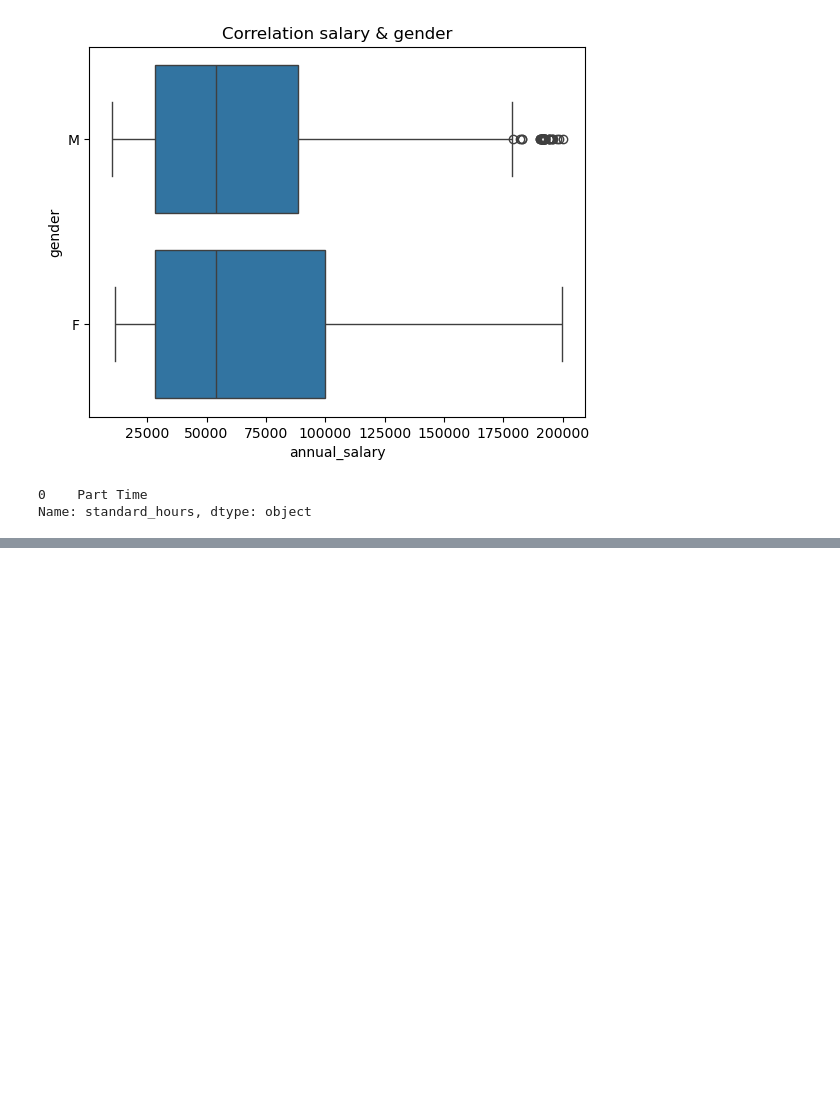
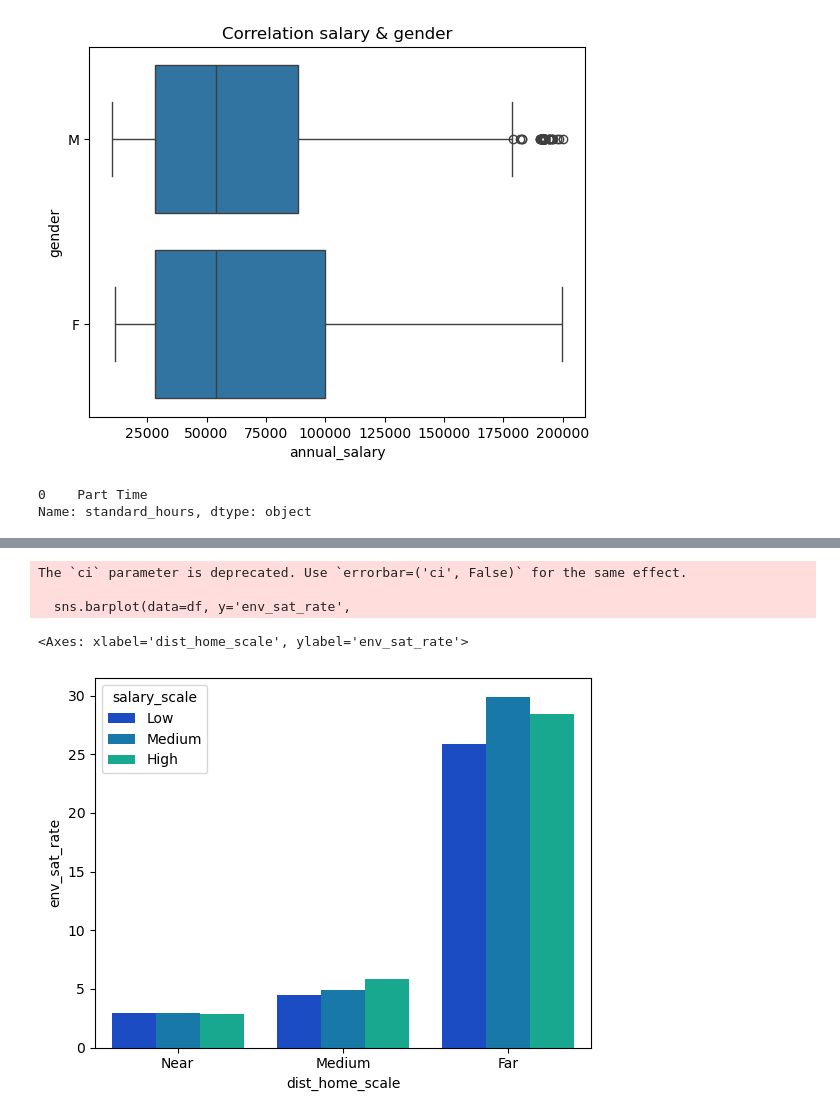
Before and after one commit to CibiPB/project-da-promo-49-INTERNO, a Jupyter notebook: Notebooks/3. Data Analysis.ipynb, the cells around one changed output, grey strips where cells are left out. Cells and saved outputs as stored; diff of their text form; code cells hidden in the pictures; blank space fills up the shorter version.

```diff
--- a/Notebooks/3. Data Analysis.ipynb
+++ b/Notebooks/3. Data Analysis.ipynb
@@ -107,0 +108,15 @@ dtype: object
+# %%
+df['dist_home_scale'] = pd.cut(df['dist_home'],bins = 3, labels= ['Near', 'Medium', 'Far'])
+
+
+sns.barplot(data=df, y='env_sat_rate',
+            x='dist_home_scale',
+            palette='winter',
+            hue= 'salary_scale',
+            ci=False)
+# %% [output]
+The `ci` parameter is deprecated. Use `errorbar=('ci', False)` for the same effect.
+
+  sns.barplot(data=df, y='env_sat_rate',
+<Axes: xlabel='dist_home_scale', ylabel='env_sat_rate'>
+[figure, added]
```
Also changed, not shown: parts of 5 cells of this notebook.
